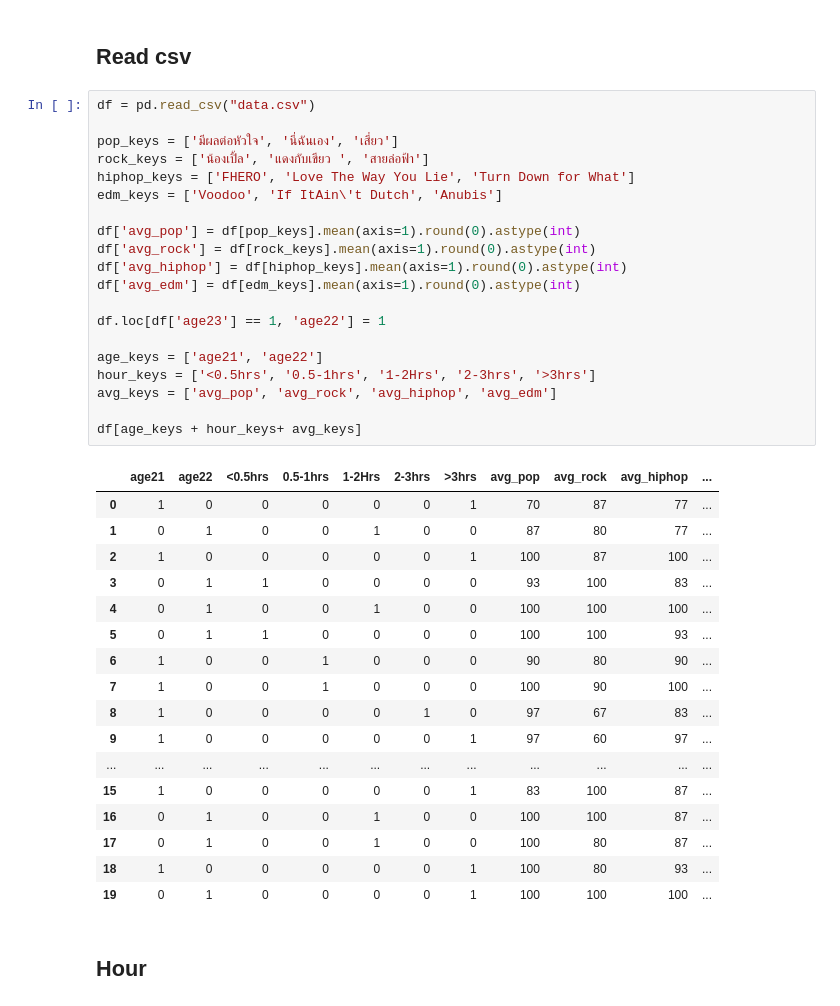
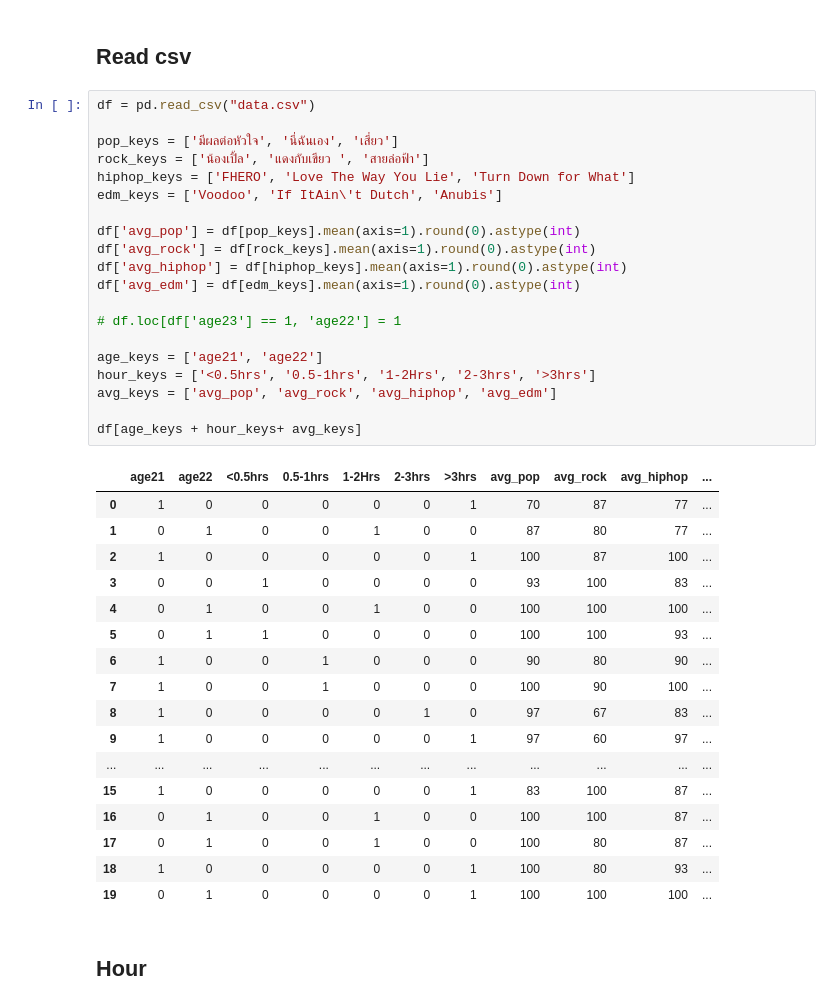
Before and after one commit to bdintu/measure-the-volume-of-music-in-each-genre, a Jupyter notebook: notebook.ipynb, the cells around one changed output. Drawn from its saved outputs; the diff is of its cells as text.

```diff
--- a/notebook.ipynb
+++ b/notebook.ipynb
@@ -10,29 +10,29 @@ from sklearn.preprocessing import MinMaxScaler
 # %%
 df = pd.read_csv("data.csv")
 
 pop_keys = ['มีผลต่อหัวใจ', 'นี่ฉันเอง', 'เสี่ยว']
 rock_keys = ['น้องเปิ้ล', 'แดงกับเขียว ', 'สายล่อฟ้า']
 hiphop_keys = ['FHERO', 'Love The Way You Lie', 'Turn Down for What']
 edm_keys = ['Voodoo', 'If ItAin\'t Dutch', 'Anubis']
 
 df['avg_pop'] = df[pop_keys].mean(axis=1).round(0).astype(int)
 df['avg_rock'] = df[rock_keys].mean(axis=1).round(0).astype(int)
 df['avg_hiphop'] = df[hiphop_keys].mean(axis=1).round(0).astype(int)
 df['avg_edm'] = df[edm_keys].mean(axis=1).round(0).astype(int)
 
-df.loc[df['age23'] == 1, 'age22'] = 1
+# df.loc[df['age23'] == 1, 'age22'] = 1
 
 age_keys = ['age21', 'age22']
 hour_keys = ['<0.5hrs', '0.5-1hrs', '1-2Hrs', '2-3hrs', '>3hrs']
 avg_keys = ['avg_pop', 'avg_rock', 'avg_hiphop', 'avg_edm']
 
 df[age_keys + hour_keys+ avg_keys]
 # %% [output]
 |  | age21 | age22 | <0.5hrs | 0.5-1hrs | 1-2Hrs | 2-3hrs | >3hrs | avg_pop | avg_rock | avg_hiphop | ... |
 | 0 | 1 | 0 | 0 | 0 | 0 | 0 | 1 | 70 | 87 | 77 | ... |
 | 1 | 0 | 1 | 0 | 0 | 1 | 0 | 0 | 87 | 80 | 77 | ... |
 | 2 | 1 | 0 | 0 | 0 | 0 | 0 | 1 | 100 | 87 | 100 | ... |
-| 3 | 0 | 1 | 1 | 0 | 0 | 0 | 0 | 93 | 100 | 83 | ... |
+| 3 | 0 | 0 | 1 | 0 | 0 | 0 | 0 | 93 | 100 | 83 | ... |
 | 4 | 0 | 1 | 0 | 0 | 1 | 0 | 0 | 100 | 100 | 100 | ... |
 | 5 | 0 | 1 | 1 | 0 | 0 | 0 | 0 | 100 | 100 | 93 | ... |
 | 6 | 1 | 0 | 0 | 1 | 0 | 0 | 0 | 90 | 80 | 90 | ... |
```
Also changed, not shown: parts of 1 cell of this notebook.
